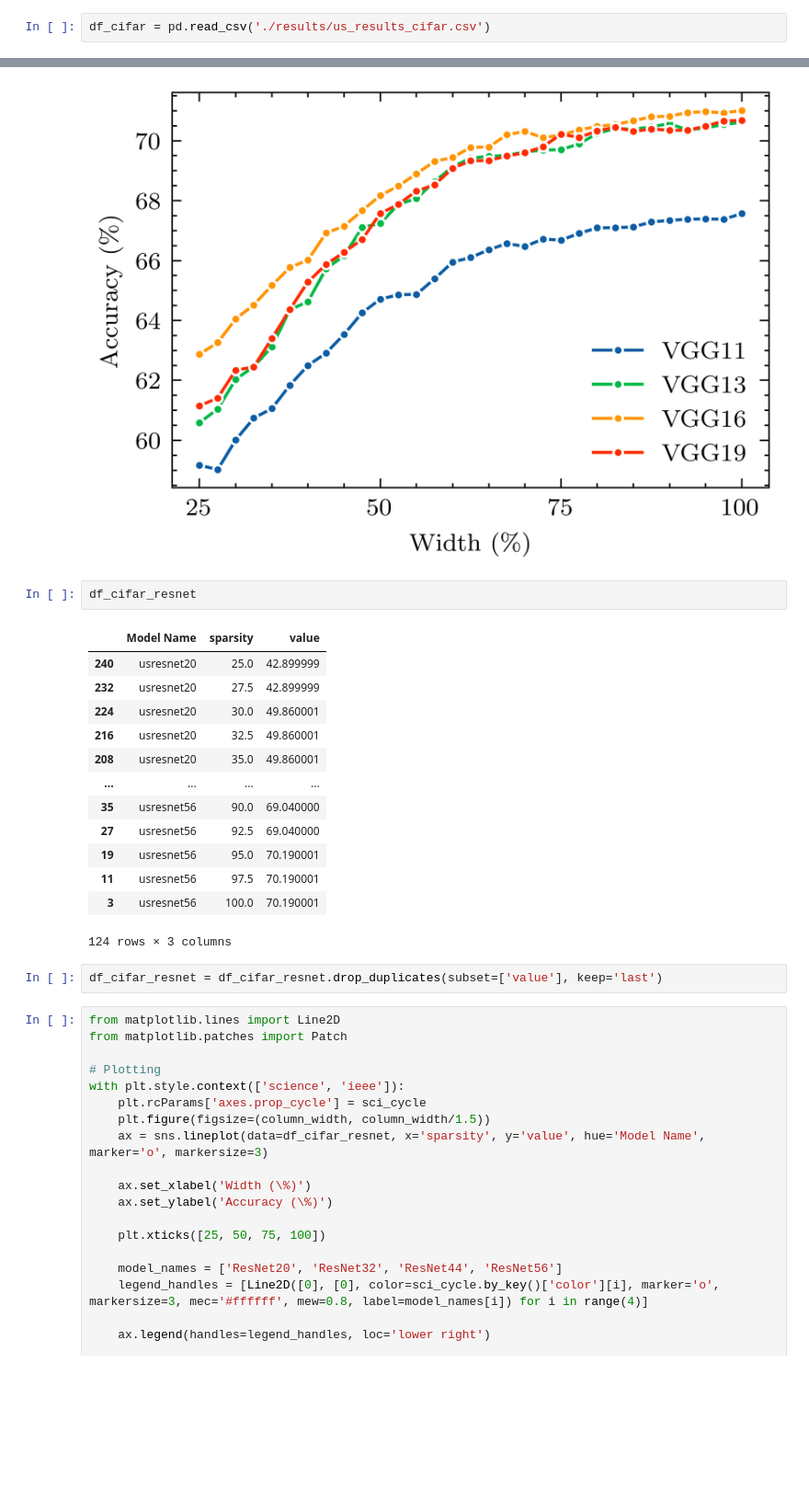
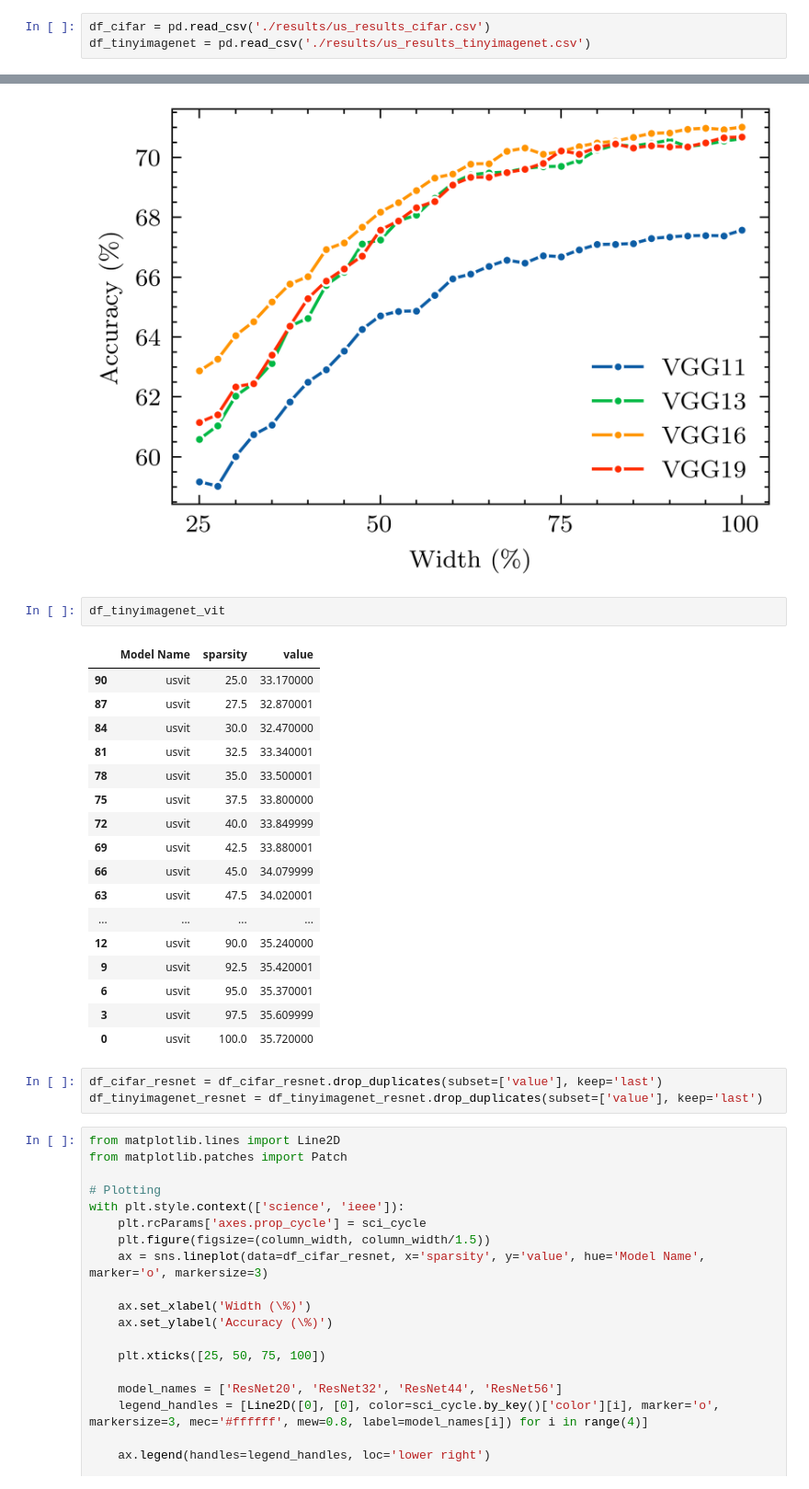
Before and after one commit to Didanny/slimmable-nn, a Jupyter notebook: plots.ipynb, the cells around one changed output, grey strips where cells are left out. Shown at 92% size. Saved outputs shown, nothing was run; the diff lists cells and outputs as text; blank space fills up the shorter version.

```diff
--- a/plots.ipynb
+++ b/plots.ipynb
@@ -26,6 +26,7 @@ SHOW = True
 # CIFAR Accuracy vs. Width
 # %%
 df_cifar = pd.read_csv('./results/us_results_cifar.csv')
+df_tinyimagenet = pd.read_csv('./results/us_results_tinyimagenet.csv')
 # %%
 df_cifar
 # %% [output]
@@ -80,24 +102,29 @@ with plt.style.context(['science', 'ieee']):
         plt.close()
 # %% [output]
 [figure]
-# %%
-df_cifar_resnet
-# %% [output]
-|  | Model Name | sparsity | value |
-| 240 | usresnet20 | 25.0 | 42.899999 |
-| 232 | usresnet20 | 27.5 | 42.899999 |
-| 224 | usresnet20 | 30.0 | 49.860001 |
-| 216 | usresnet20 | 32.5 | 49.860001 |
-| 208 | usresnet20 | 35.0 | 49.860001 |
-| ... | ... | ... | ... |
-| 35 | usresnet56 | 90.0 | 69.040000 |
-| 27 | usresnet56 | 92.5 | 69.040000 |
-| 19 | usresnet56 | 95.0 | 70.190001 |
-| 11 | usresnet56 | 97.5 | 70.190001 |
-| 3 | usresnet56 | 100.0 | 70.190001 |
-124 rows × 3 columns
+# %%
+df_tinyimagenet_vit
+# %% [output]
+|  | Model Name | sparsity | value |
+| 90 | usvit | 25.0 | 33.170000 |
+| 87 | usvit | 27.5 | 32.870001 |
+| 84 | usvit | 30.0 | 32.470000 |
+| 81 | usvit | 32.5 | 33.340001 |
+| 78 | usvit | 35.0 | 33.500001 |
+| 75 | usvit | 37.5 | 33.800000 |
+| 72 | usvit | 40.0 | 33.849999 |
+| 69 | usvit | 42.5 | 33.880001 |
+| 66 | usvit | 45.0 | 34.079999 |
+| 63 | usvit | 47.5 | 34.020001 |
+| ... | ... | ... | ... |
+| 12 | usvit | 90.0 | 35.240000 |
+| 9 | usvit | 92.5 | 35.420001 |
+| 6 | usvit | 95.0 | 35.370001 |
+| 3 | usvit | 97.5 | 35.609999 |
+| 0 | usvit | 100.0 | 35.720000 |
 # %%
 df_cifar_resnet = df_cifar_resnet.drop_duplicates(subset=['value'], keep='last')
+df_tinyimagenet_resnet = df_tinyimagenet_resnet.drop_duplicates(subset=['value'], keep='last')
 # %%
 from matplotlib.lines import Line2D
 from matplotlib.patches import Patch
```
Also changed, not shown: parts of 7 cells of this notebook, 10 other files.
